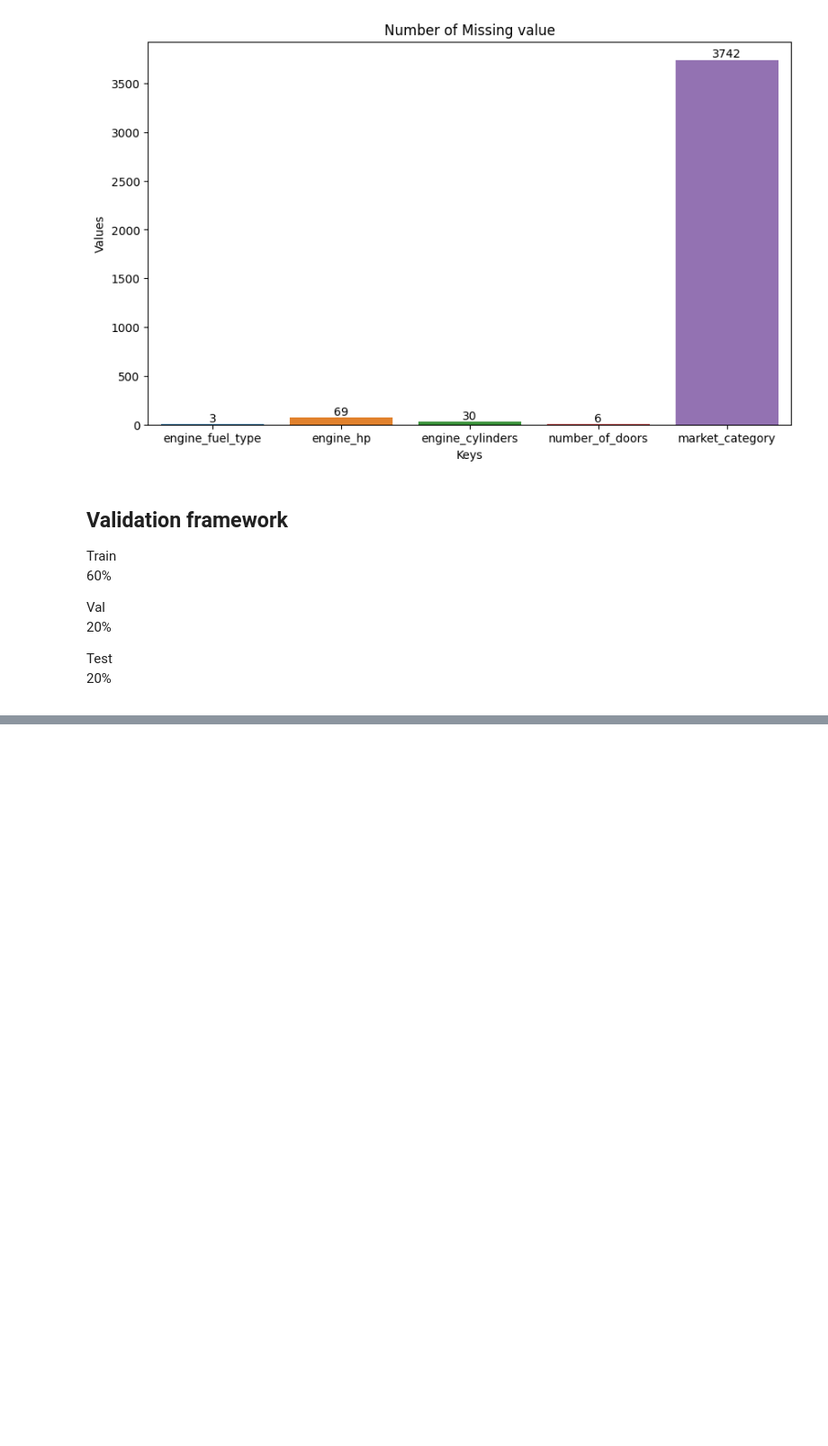
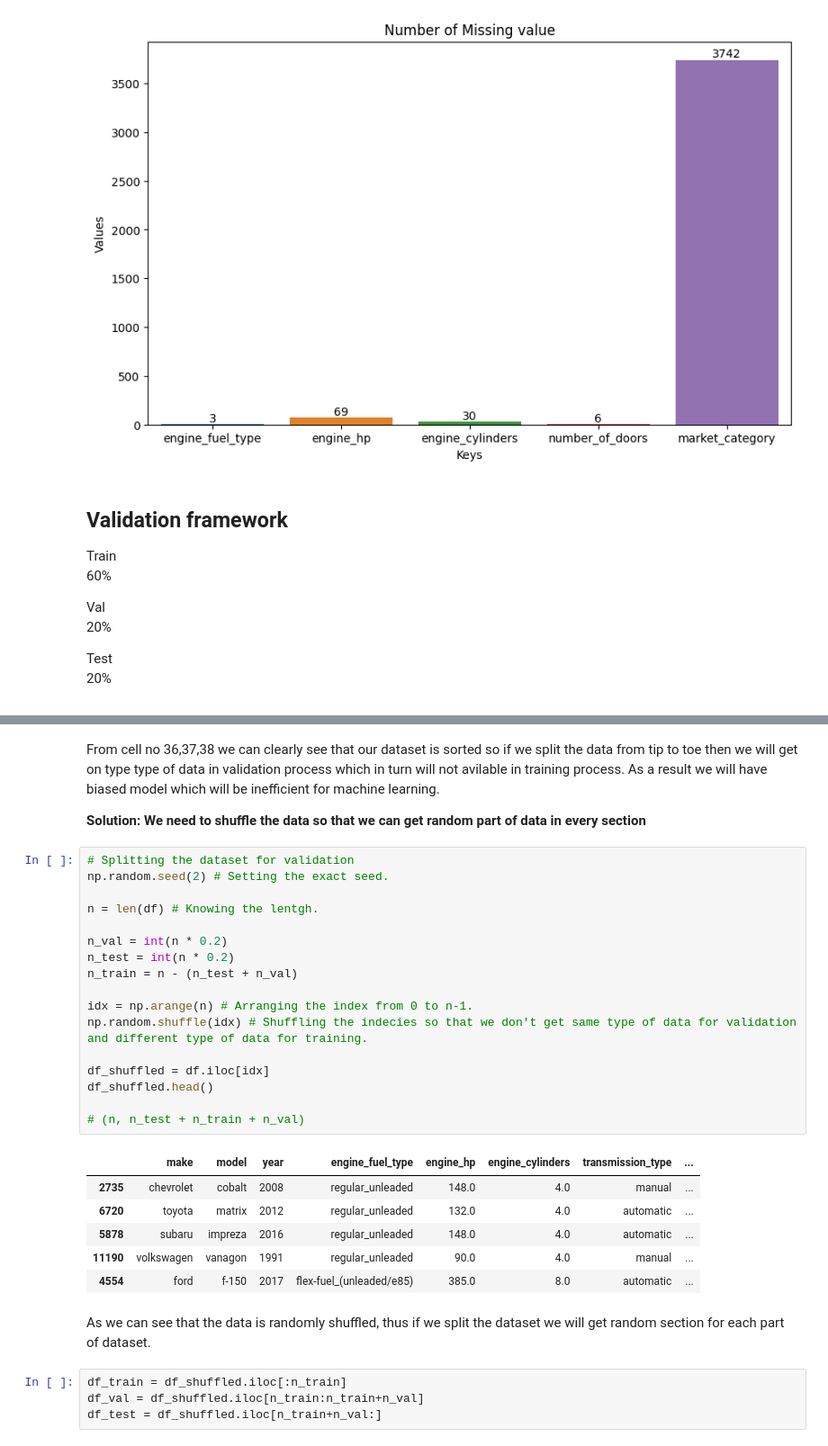
Before and after one commit to Ali-awesome/machine-learning, a Jupyter notebook: CarPricePridiction/carPrice.ipynb, the cells around one changed output, grey strips where cells are left out. Shown at 90% size. Saved outputs shown, nothing was run; the diff lists cells and outputs as text; blank space fills up the shorter version.

Commit message:
Dataset splited according to our validation framework

```diff
--- a/CarPricePridiction/carPrice.ipynb
+++ b/CarPricePridiction/carPrice.ipynb
@@ -221,0 +257,35 @@ for i in bar.containers:
+# %% [markdown]
+From cell no 36,37,38 we can clearly see that our dataset is sorted so if we split the data from tip to toe then we will get on type type of data in validation process which in turn will not avilable in training process.
+As a result we will have biased model which will be inefficient for machine learning.
+
+**Solution: We need to shuffle the data so that we can get random part of data in every section**
+# %%
+# Splitting the dataset for validation
+np.random.seed(2) # Setting the exact seed.
+
+n = len(df) # Knowing the lentgh.
+
+n_val = int(n * 0.2)
+n_test = int(n * 0.2)
+n_train = n - (n_test + n_val)
+
+idx = np.arange(n) # Arranging the index from 0 to n-1.
+np.random.shuffle(idx) # Shuffling the indecies so that we don't get same type of data for validation and different type of data for training.
+
+df_shuffled = df.iloc[idx]
+df_shuffled.head()
+
+# (n, n_test + n_train + n_val)
+# %% [output]
+|  | make | model | year | engine_fuel_type | engine_hp | engine_cylinders | transmission_type | ... |
+| 2735 | chevrolet | cobalt | 2008 | regular_unleaded | 148.0 | 4.0 | manual | ... |
+| 6720 | toyota | matrix | 2012 | regular_unleaded | 132.0 | 4.0 | automatic | ... |
+| 5878 | subaru | impreza | 2016 | regular_unleaded | 148.0 | 4.0 | automatic | ... |
+| 11190 | volkswagen | vanagon | 1991 | regular_unleaded | 90.0 | 4.0 | manual | ... |
+| 4554 | ford | f-150 | 2017 | flex-fuel_(unleaded/e85) | 385.0 | 8.0 | automatic | ... |
+# %% [markdown]
+As we can see that the data is randomly shuffled, thus if we split the dataset we will get random section for each part of dataset.
+# %%
+df_train = df_shuffled.iloc[:n_train]
+df_val = df_shuffled.iloc[n_train:n_train+n_val]
+df_test = df_shuffled.iloc[n_train+n_val:]
```
Also changed, not shown: parts of 7 cells of this notebook.
